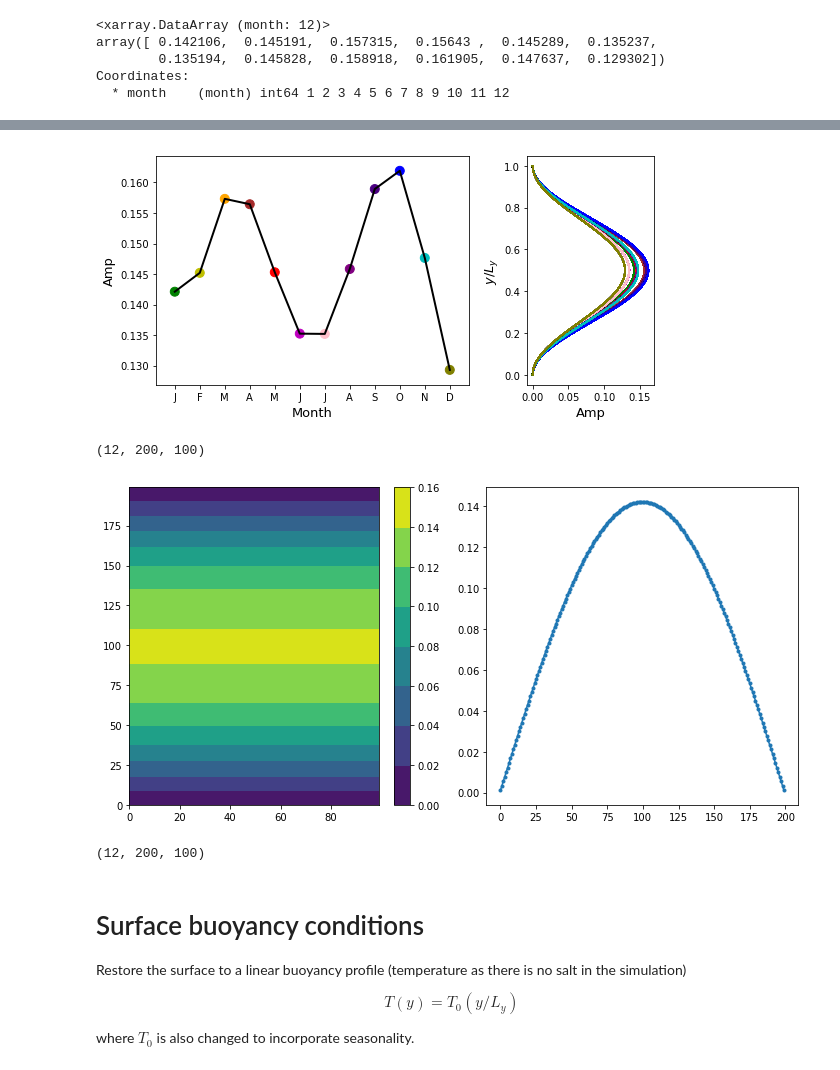
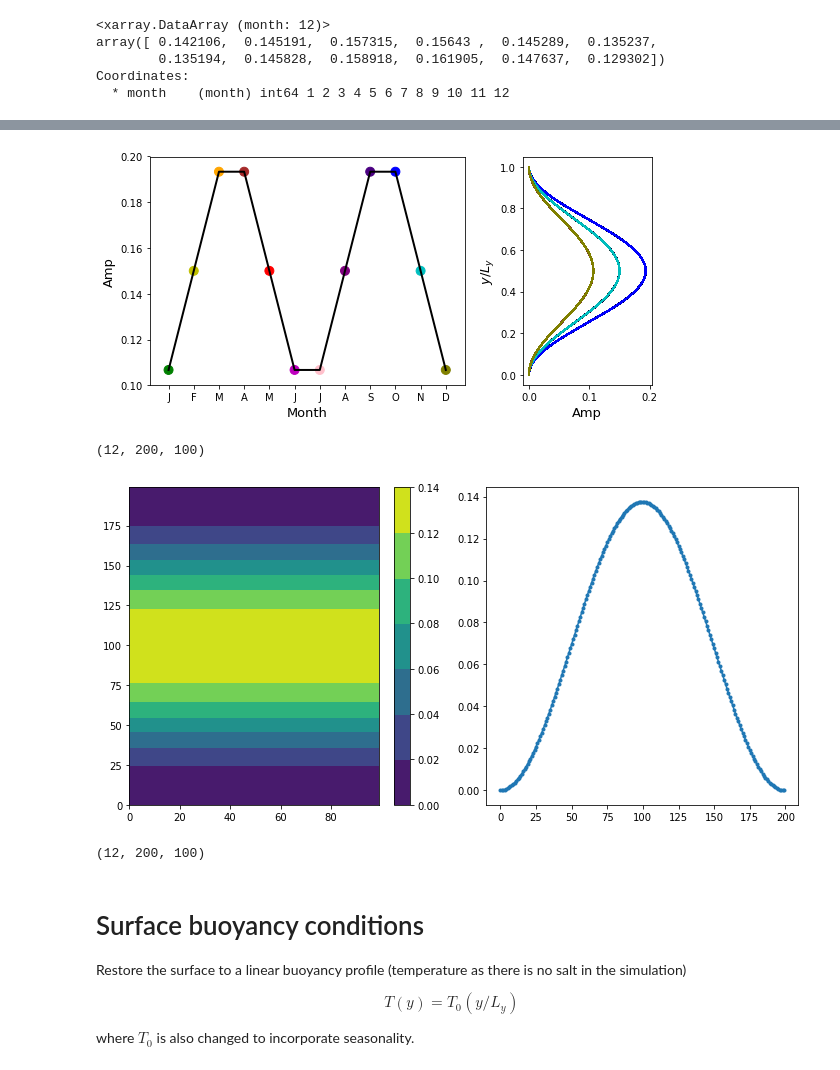
Before and after one commit to liutongya/3D2804, a Jupyter notebook: notebooks/input_10km_run.ipynb, the cells around one changed output, grey strips where cells are left out. Saved outputs shown, nothing was run; the diff lists cells and outputs as text; code cells hidden in the pictures.

```diff
--- a/notebooks/input_10km_run.ipynb
+++ b/notebooks/input_10km_run.ipynb
@@ -74,3 +77,6 @@ array([ 0.142106,  0.145191,  0.157315,  0.15643 ,  0.145289,  0.135237,
         0.135194,  0.145828,  0.158918,  0.161905,  0.147637,  0.129302])
 Coordinates:
   * month    (month) int64 1 2 3 4 5 6 7 8 9 10 11 12
+# %%
+tau_ideal = 0.15 - 0.05*np.sin(np.pi/3*np.arange(2,14))
+plt.plot(range(1,13), tau_ideal)
@@ -83,29 +92,31 @@ tau = np.zeros([ny,nx])
 # also make sure that the wind profile looks the same in all the runs with different resolution.
 
 dy = yc[1,1] - yc[0,1]
-tau = tau0.data[:,np.newaxis,np.newaxis]*(np.sin(np.pi* (yc)/(Ly))**2) # slightly squeezed wind profile to account
+tau_realistic = tau0.data[:,np.newaxis,np.newaxis]*(np.sin(np.pi* (yc)/(Ly))**2) # slightly squeezed wind profile to account
+tau = tau_ideal[:,np.newaxis,np.newaxis]*(np.sin(np.pi* (yc)/(Ly))**2)
 # for the presence of land cell at the southern most grid cell.
 # %%
 colors = ['g','y','orange','brown','r','m','pink','purple','indigo','b','c','olive']
 
 fig = plt.figure(figsize=(8,4))
 gs = gridspec.GridSpec(nrows=1,ncols=6)
 ax1 = plt.subplot(gs[:,:4])
 ax2 = plt.subplot(gs[:,4:])
-ax1.plot(range(1,13),tau0, 'k', lw=2)
-ax1.scatter(range(1,13),tau0,color=colors,s=80)
+ax1.plot(range(1,13),tau_ideal, 'k', lw=2)
+# ax1.plot(range(1,13),tau0, 'k--', lw=2)
+ax1.scatter(range(1,13),tau_ideal,color=colors,s=80)
 ax1.set_xticks(range(1,13))
 ax1.set_xticklabels(['J','F','M','A','M','J','J','A','S','O','N','D'])
 ax1.set_xlabel('Month', fontsize=13)
 ax1.set_ylabel('Amp', fontsize=13)
 for i in range(12):
-    ax2.plot(tau[i],yc/Ly,c=colors[i])
+    ax2.plot(tau[i,:,0],yc/Ly,c=colors[i])
 ax2.set_xlabel('Amp', fontsize=13)
 ax2.set_ylabel(r'$y/L_y$', fontsize=13)
 plt.tight_layout()
 plt.savefig('SurfaceTau-sin2_seasonality_sinusoid.pdf')
 # %% [output]
-[figure, old version]
+[figure, new version]
 # %%
 tau.shape
 # %% [output]
@@ -120,13 +131,13 @@ plt.subplot(1,2,2)
 plt.plot(tau[0,:,0],'.-')
 plt.tight_layout()
 # %% [output]
-[figure, old version]
+[figure, new version]
-# %%
-tau.shape
-# %% [output]
-(12, 200, 100)
 # %%
-tau.astype(tp).tofile((output_dir + 'TAU-sin2_seasonal_%03dkm.bin'%res))
+print(tau.shape)
+tau.astype(tp).tofile((output_dir + 'TAU-sin2_seasonal_ideal_%03dkm.bin'%res))
+tau_realistic.astype(tp).tofile((output_dir + 'TAU-sin2_seasonal_%03dkm.bin'%res))
+# %% [output]
+(12, 200, 100)
 # %% [markdown]
 # Surface buoyancy conditions
 Restore the surface to a linear buoyancy profile (temperature as there is no salt in the simulation)
```
Also changed, not shown: parts of 59 cells of this notebook, 3 other files.
